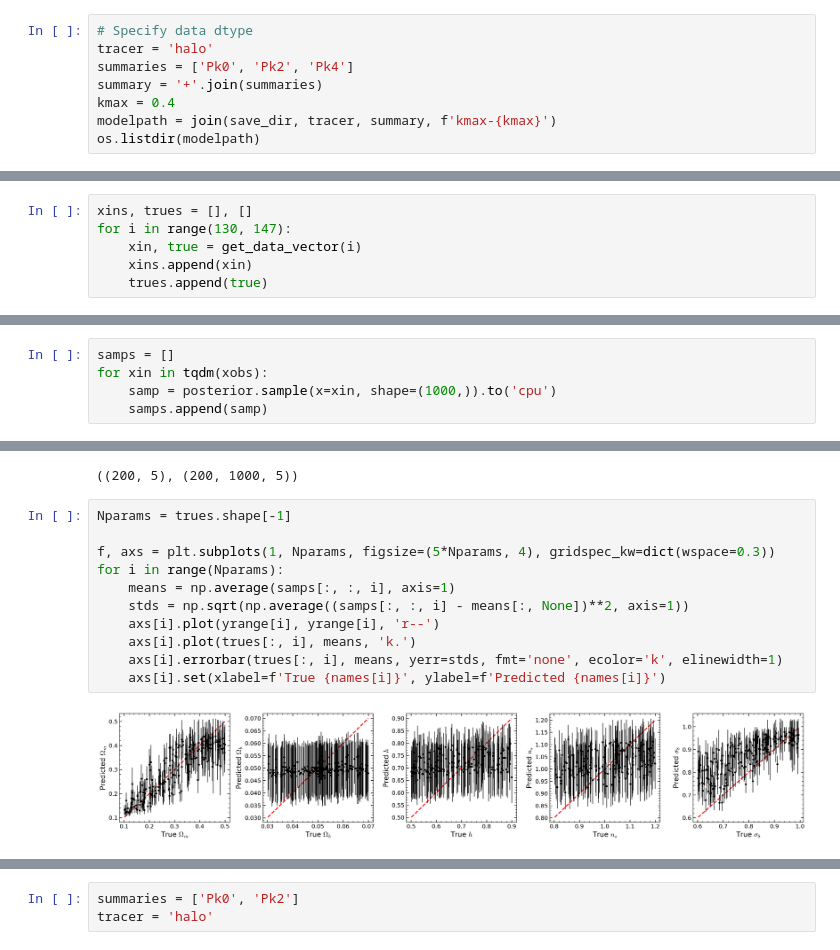
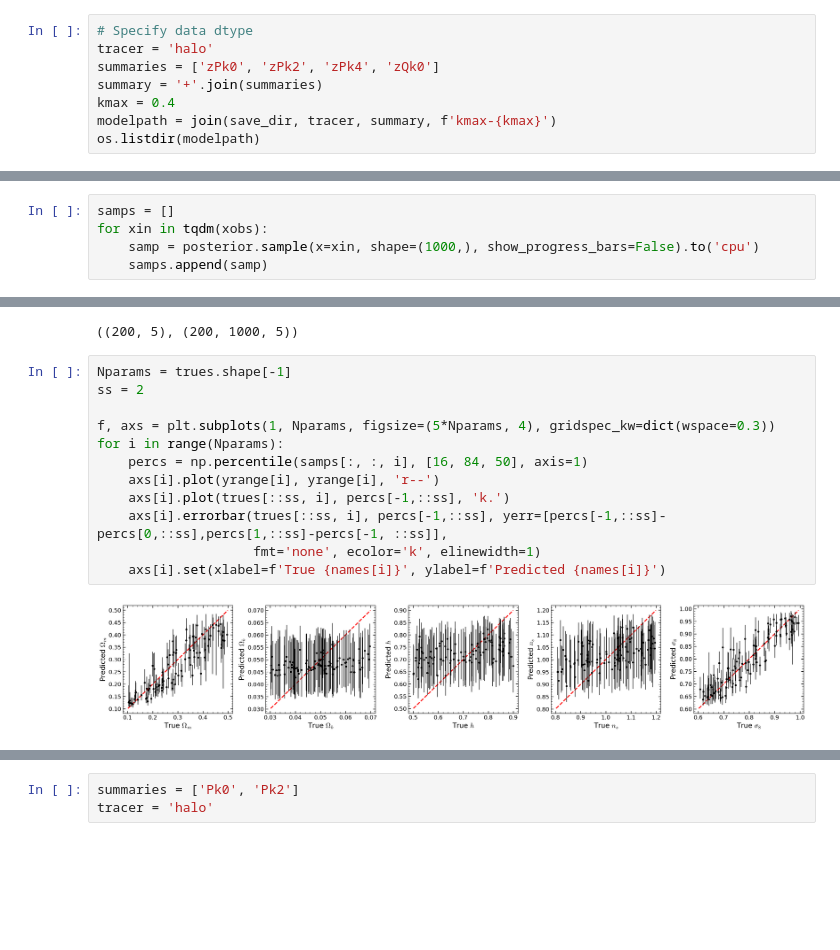
Before and after one commit to maho3/ltu-gobig, a Jupyter notebook: experiments/quijotelike/new_inference_quijote.ipynb, the cells around one changed output, grey strips where cells are left out. Saved outputs shown, nothing was run; the diff lists cells and outputs as text; blank space fills up the shorter version.

```diff
--- a/experiments/quijotelike/new_inference_quijote.ipynb
+++ b/experiments/quijotelike/new_inference_quijote.ipynb
@@ -49,7 +49,7 @@ save_dir = join(wdir, nbody, sim, 'models')
 # %%
 # Specify data dtype
 tracer = 'halo'
-summaries = ['Pk0', 'Pk2', 'Pk4']
+summaries = ['zPk0', 'zPk2', 'zPk4', 'zQk0']
 summary = '+'.join(summaries)
 kmax = 0.4
 modelpath = join(save_dir, tracer, summary, f'kmax-{kmax}')
@@ -460,6 +354,0 @@ def get_data_vector(lhid):
-# %%
-xins, trues = [], []
-for i in range(130, 147):
-    xin, true = get_data_vector(i)
-    xins.append(xin)
-    trues.append(true)
@@ -466,5 +357,5 @@ for i in range(130, 147):
 # %%
 samps = []
 for xin in tqdm(xobs):
-    samp = posterior.sample(x=xin, shape=(1000,)).to('cpu')
+    samp = posterior.sample(x=xin, shape=(1000,), show_progress_bars=False).to('cpu')
     samps.append(samp)
@@ -494,14 +367,15 @@ trues.shape, samps.shape
 ((200, 5), (200, 1000, 5))
 # %%
 Nparams = trues.shape[-1]
+ss = 2
 
 f, axs = plt.subplots(1, Nparams, figsize=(5*Nparams, 4), gridspec_kw=dict(wspace=0.3))
 for i in range(Nparams):
-    means = np.average(samps[:, :, i], axis=1)
-    stds = np.sqrt(np.average((samps[:, :, i] - means[:, None])**2, axis=1))
+    percs = np.percentile(samps[:, :, i], [16, 84, 50], axis=1)
     axs[i].plot(yrange[i], yrange[i], 'r--')
-    axs[i].plot(trues[:, i], means, 'k.')
-    axs[i].errorbar(trues[:, i], means, yerr=stds, fmt='none', ecolor='k', elinewidth=1)
+    axs[i].plot(trues[::ss, i], percs[-1,::ss], 'k.')
+    axs[i].errorbar(trues[::ss, i], percs[-1,::ss], yerr=[percs[-1,::ss]-percs[0,::ss],percs[1,::ss]-percs[-1, ::ss]],
+                    fmt='none', ecolor='k', elinewidth=1)
     axs[i].set(xlabel=f'True {names[i]}', ylabel=f'Predicted {names[i]}')
 # %% [output]
-[figure, old version]
+[figure, new version]
```
Also changed, not shown: parts of 21 cells of this notebook, 1 other file.
